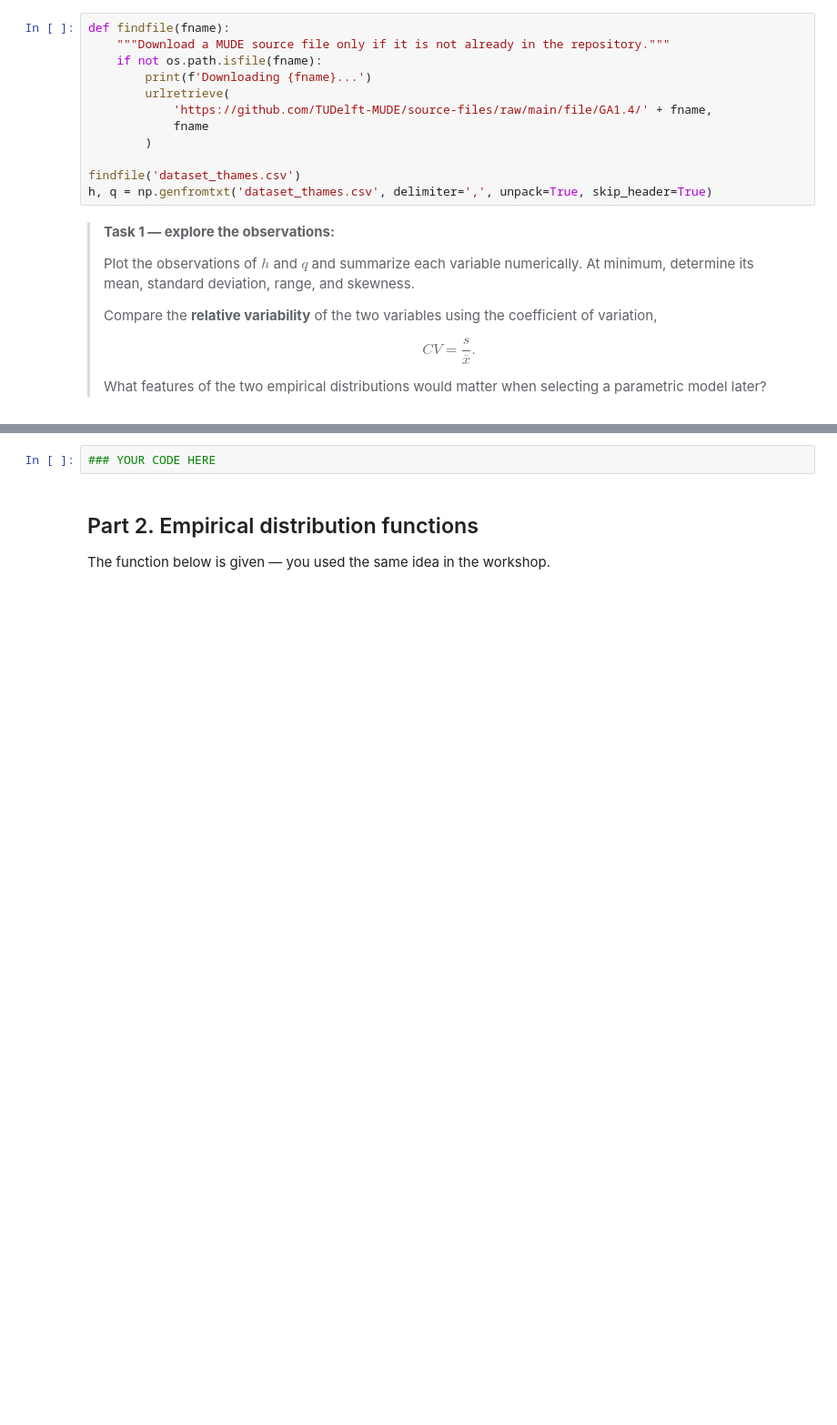
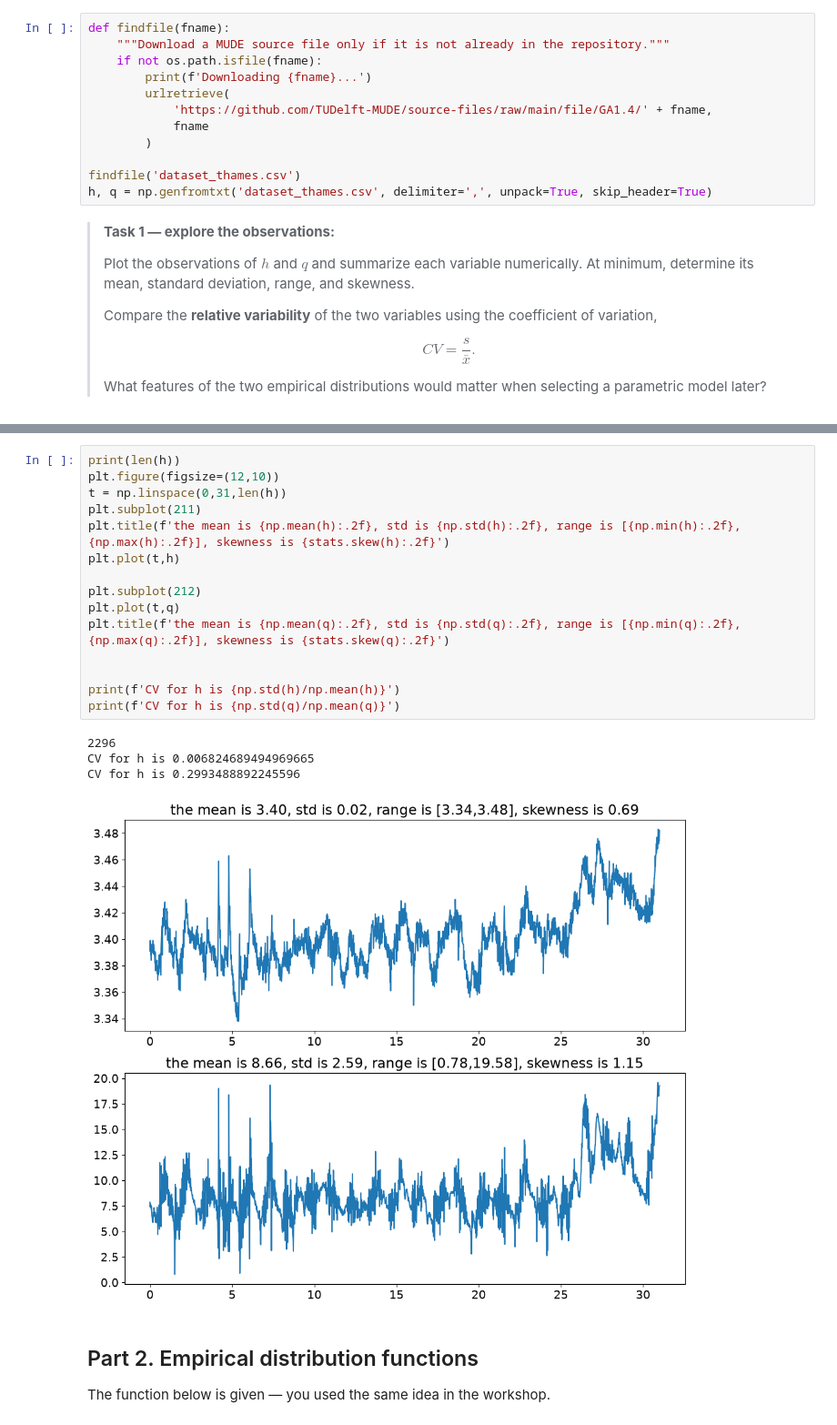
Before and after one commit to vy4syv4s/GA1.4-Galena6, a Jupyter notebook: GA_1.4.ipynb, the cells around one changed output, grey strips where cells are left out. Shown at 91% size. Saved outputs shown, nothing was run; the diff lists cells and outputs as text; blank space fills up the shorter version.

```diff
--- a/GA_1.4.ipynb
+++ b/GA_1.4.ipynb
@@ -70,5 +74,23 @@ h, q = np.genfromtxt('dataset_thames.csv', delimiter=',', unpack=True, skip_head
 # %%
-### YOUR CODE HERE
+print(len(h))
+plt.figure(figsize=(12,10))
+t = np.linspace(0,31,len(h))
+plt.subplot(211)
+plt.title(f'the mean is {np.mean(h):.2f}, std is {np.std(h):.2f}, range is [{np.min(h):.2f},{np.max(h):.2f}], skewness is {stats.skew(h):.2f}')
+plt.plot(t,h)
+
+plt.subplot(212)
+plt.plot(t,q)
+plt.title(f'the mean is {np.mean(q):.2f}, std is {np.std(q):.2f}, range is [{np.min(q):.2f},{np.max(q):.2f}], skewness is {stats.skew(q):.2f}')
+
+
+print(f'CV for h is {np.std(h)/np.mean(h)}')
+print(f'CV for h is {np.std(q)/np.mean(q)}')
+# %% [output]
+2296
+CV for h is 0.006824689494969665
+CV for h is 0.2993488892245596
+[figure, added]
 # %% [markdown]
 ## Part 2. Empirical distribution functions
 
```
Also changed, not shown: parts of 1 cell of this notebook.
